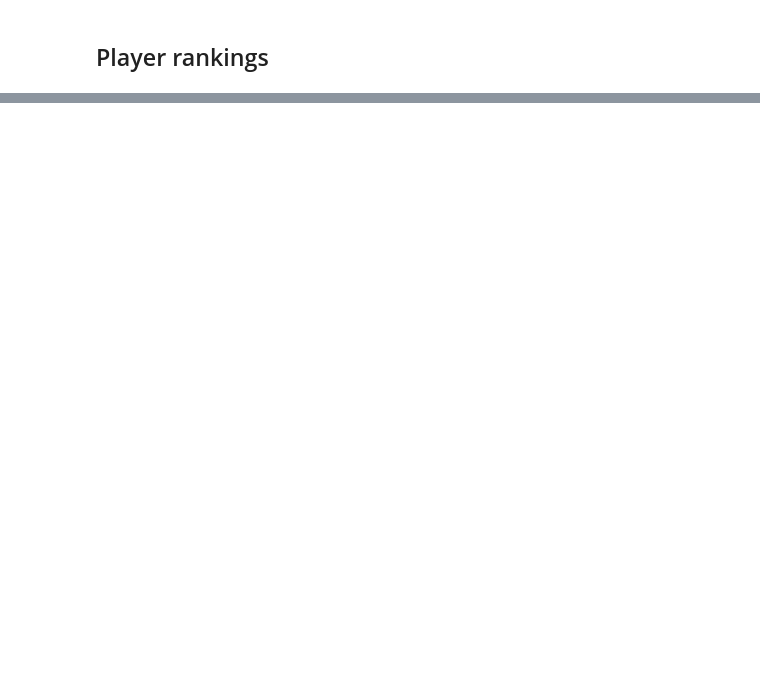
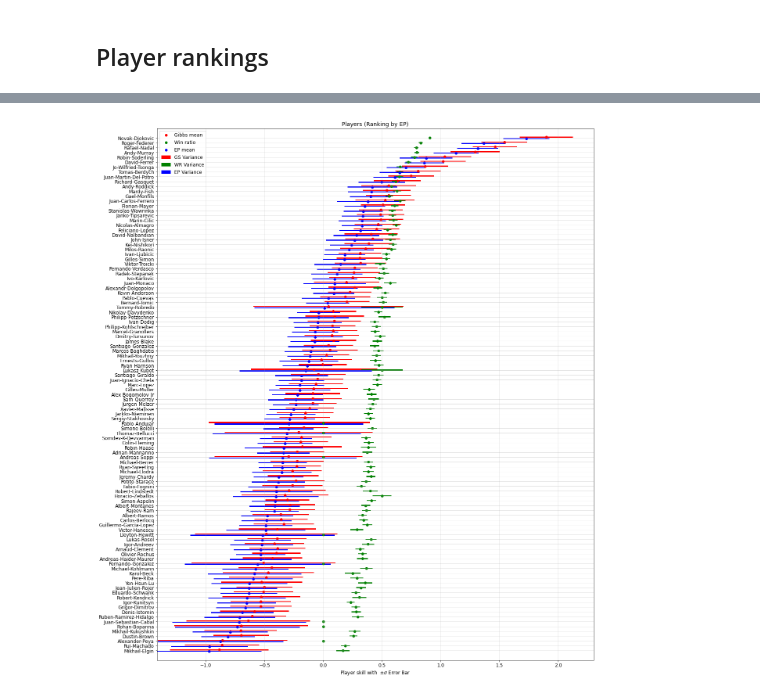
Before and after one commit to lbligh/lzb23_4f13_cw2, a Jupyter notebook: coursework2.ipynb, the cells around one changed output, grey strips where cells are left out. Drawn from its saved outputs; the diff is of its cells as text; code cells hidden in the pictures; blank space fills up the shorter version.

```diff
--- a/coursework2.ipynb
+++ b/coursework2.ipynb
@@ -256,15 +260,15 @@ skill_samples_df = pd.DataFrame(
     {W[i, 0]: skill_samples_burned_in[i] for i in range(W.shape[0])}
 )
 # %%
-import seaborn as sns
+# import seaborn as sns
 
-sns.set(rc={"figure.figsize": (14, 8.27)})
+# sns.set(rc={"figure.figsize": (14, 8.27)})
 
-with sns.axes_style("white"):
-    sns.jointplot(
-        x="Novak-Djokovic", y="Rafael-Nadal", data=skill_samples_df, color="k"
-    )
-plt.xlabel("Djokovic Skill")
-plt.ylabel("Nadal Skill")
-# plt.savefig('plots/djokovic-vs-nadal-gibbs-samples.eps', format='eps', dpi=200, bbox_inches='tight')
+# with sns.axes_style("white"):
+#     sns.jointplot(
+#         x="Novak-Djokovic", y="Rafael-Nadal", data=skill_samples_df, color="k"
+#     )
+# plt.xlabel("Djokovic Skill")
+# plt.ylabel("Nadal Skill")
+# # plt.savefig('plots/djokovic-vs-nadal-gibbs-samples.eps', format='eps', dpi=200, bbox_inches='tight')
 # %%
@@ -415,24 +640,55 @@ print(spearmanr(ep_rankings, gibbs_rankings))
 # %%
-    mean = mean_player_skills
-    std_dev = std_dev
+mean = mean_player_skills
+std_dev = std_dev
+import matplotlib
 
-    M = len(mean)
-    xx = np.linspace(0, M, M)
-    plt.figure(figsize=(20, 20))
-    gibbs_rankings = np.argsort(gibbs_means)
-    sorted_names = W[gibbs_rankings]
+matplotlib.rcParams.update({"font.size": 12})
 
-    plt.barh(xx+0.3, height=0.2, width=2*gibbs_std[gibbs_rankings], left=gibbs_means[gibbs_rankings] - gibbs_std[gibbs_rankings], label="Gibbs std dev")
-    plt.barh(xx, height=0.2, width=2*win_std[gibbs_rankings], left=win_ratio[gibbs_rankings]-win_std[gibbs_rankings], label="Win ratio std dev")
-    plt.barh(xx-0.3, height=0.2, width=2*ep_std[gibbs_rankings], left=ep_means[gibbs_rankings]-ep_std[gibbs_rankings], label="EP std dev")
+M = len(mean)
+xx = np.linspace(0, M, M)
+plt.figure(figsize=(20, 25))
+gibbs_rankings = np.argsort(gibbs_means)
+ep_rankings = np.argsort(ep_means)
+sorted_names = W[gibbs_rankings]
 
-    plt.scatter(gibbs_means[gibbs_rankings], xx+0.3, marker="x", color="C0", label="Gibbs mean")
-    plt.scatter(win_ratio[gibbs_rankings], xx, marker="x", color="C1", label="Win ratio")
-    plt.scatter(ep_means[gibbs_rankings], xx-0.3, marker="x", color="C2", label="EP mean")
+plt.barh(
+    xx + 0.15,
+    height=0.2,
+    width=2 * gibbs_std[ep_rankings],
+    left=gibbs_means[ep_rankings] - gibbs_std[ep_rankings],
+    label="GS Variance",
+    color="r",
+)
+plt.barh(
+    xx,
+    height=0.2,
+    width=2 * win_std[ep_rankings],
+    left=win_ratio[ep_rankings] - win_std[ep_rankings],
+    label="WR Variance",
+    color="g",
+)
+plt.barh(
+    xx - 0.15,
+    height=0.2,
+    width=2 * ep_std[ep_rankings],
+    left=ep_means[ep_rankings] - ep_std[ep_rankings],
+    label="EP Variance",
+    color="b",
+)
+
+plt.scatter(
+    gibbs_means[ep_rankings], xx + 0.15, marker="o", label="Gibbs mean", color="r"
+)
+plt.scatter(win_ratio[ep_rankings], xx, marker="o", label="Win ratio", color="g")
+plt.scatter(ep_means[ep_rankings], xx - 0.15, marker="o", label="EP mean", color="b")
 
 
-    plt.yticks(xx, labels=sorted_names[:, 0])
-    plt.ylim([-2, 109])
-    plt.xlabel("Player skills ($\pm \sigma$)")
-    plt.title("All skills ranked by Gibbs sample mean")
-    plt.legend()
+plt.yticks(xx, labels=sorted_names[:, 0])
+plt.ylim([-2, 109])
+plt.xlabel("Player skill with  $\pm\sigma$ Error Bar")
+plt.title("Players (Ranking by EP)")
+plt.grid(alpha=0.4)
+plt.legend()
+plt.savefig("plots/taske.png", format="png", dpi=500, bbox_inches="tight")
+# %% [output]
+[figure, added]
```
Also changed, not shown: parts of 22 cells of this notebook, 4 other files.
